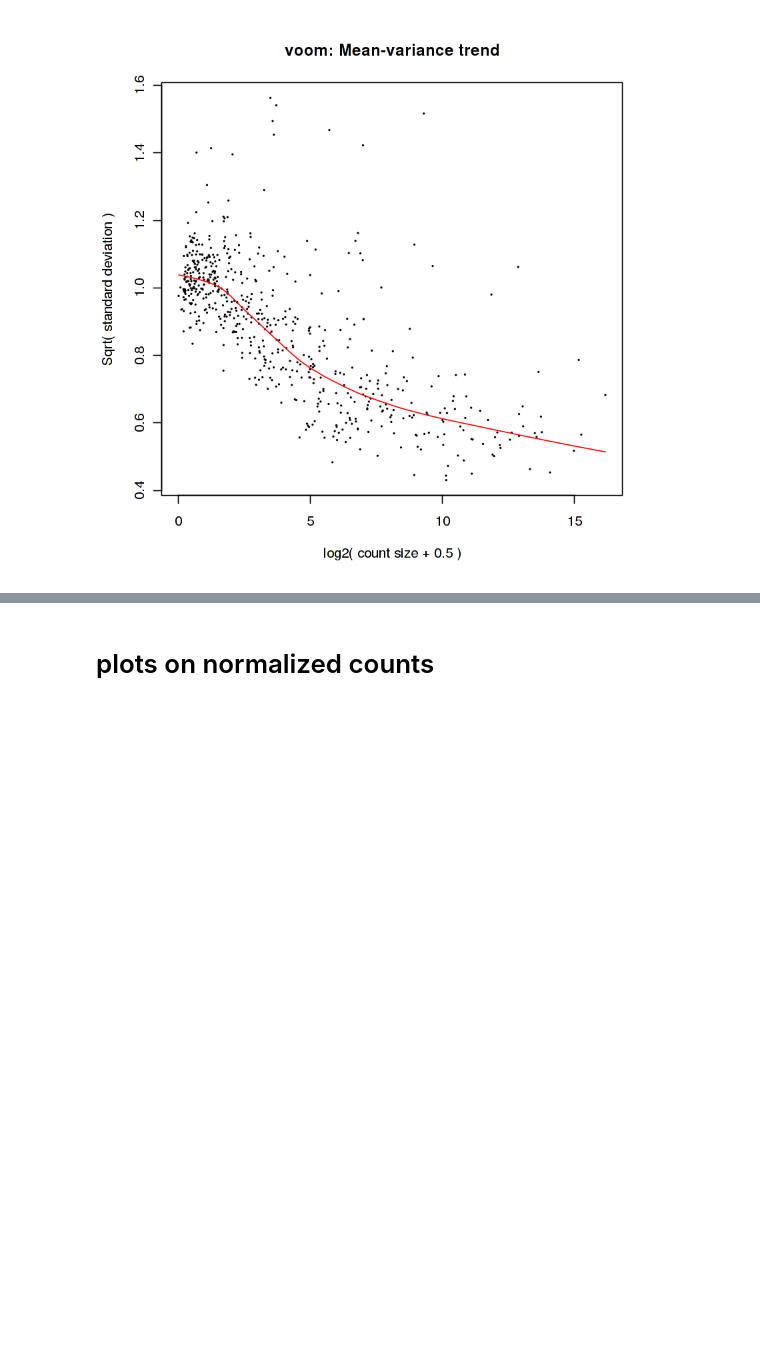
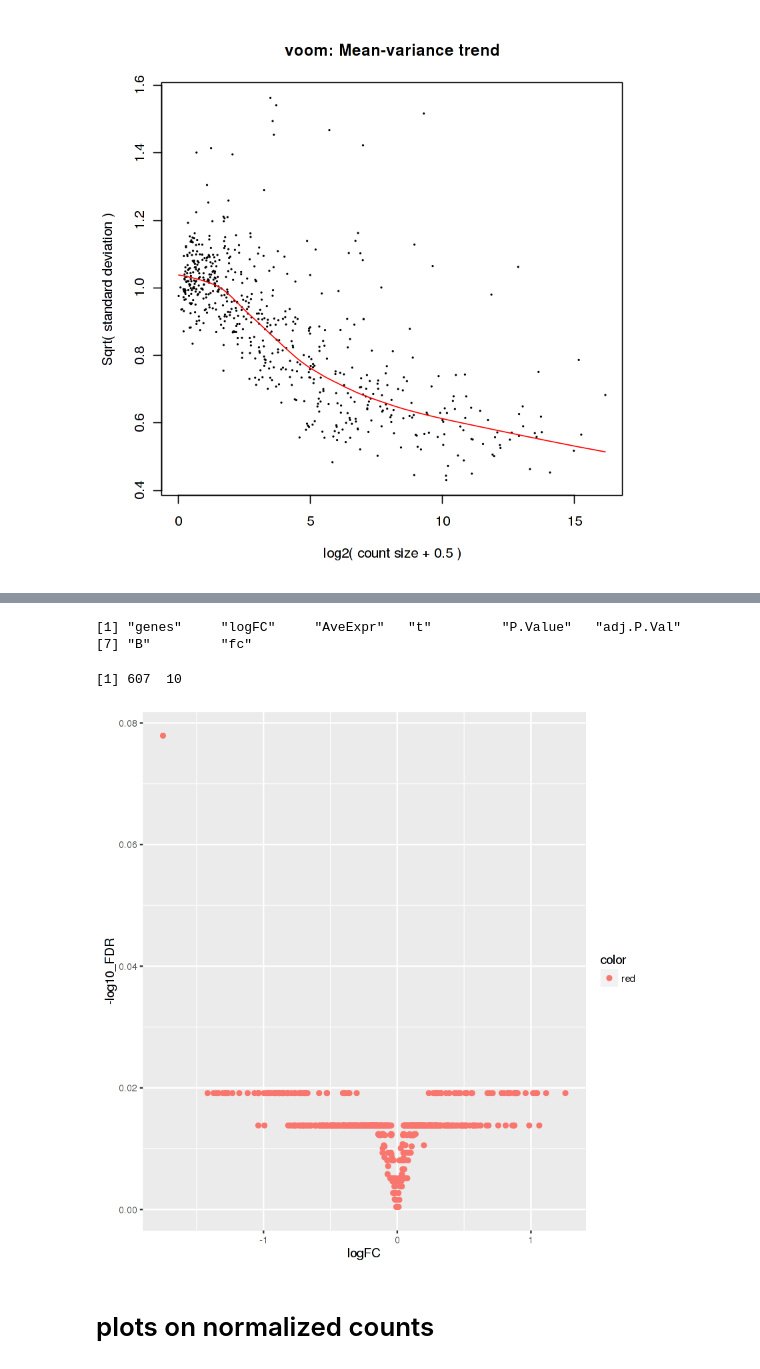
Before and after one commit to GuillaumeNoell/Bioinformatics---miRNA-sequencing-analysis, a Jupyter notebook: process_counts.ipynb, the cells around one changed output, grey strips where cells are left out. Cells and saved outputs as stored; diff of their text form; code cells hidden in the pictures; blank space fills up the shorter version.

```diff
--- a/process_counts.ipynb
+++ b/process_counts.ipynb
@@ -282,6 +282,7 @@ limma_fdr_batchage25
 limma_fdr_batchage05
 limma_fdr_batchage01
 
+all_mirs = pvals %>% as.data.frame %>% mutate(fc = gtools::logratio2foldchange(logFC))
 mirs = pvals %>% as.data.frame %>% mutate(fc = gtools::logratio2foldchange(logFC)) %>%
 filter(fc < -1.6 | fc > 1.6, P.Value < 0.05) %>%
 arrange(desc(abs(fc))) %>%
@@ -309,6 +310,21 @@ mirs
 | 18 | hsa-miR-551b-3p | -0.9425686 | 2.105550 | -2.135212 | 0.038963822 | 0.9569044 | -4.538149 | -1.921947 |
 | 19 | hsa-miR-1285-3p | -0.9233320 | 2.861949 | -2.533862 | 0.015331400 | 0.9569044 | -4.502358 | -1.896490 |
 | 20 | hsa-miR-3615 | 0.8906740 | 5.377903 | 2.945175 | 0.005373886 | 0.9569044 | -4.343184 | 1.854042 |
+# %%
+all_limma = all_mirs
+all_limma %>% colnames
+# %% [output]
+[1] "genes"     "logFC"     "AveExpr"   "t"         "P.Value"   "adj.P.Val"
+[7] "B"         "fc"
+# %%
+all_limma = all_mirs %>% mutate(
+    log10_FDR = log10(adj.P.Val),
+    color = ifelse(adj.P.Val < 0.05 & logratio2foldchange(logFC)>1.5,'green','red'))
+all_limma %>% dim
+ggplot(all_limma, aes(x=logFC, y = -log10_FDR, color=color)) + geom_point()
+# %% [output]
+[1] 607  10
+[figure, added]
 # %% [markdown]
 # plots on normalized counts
 # %% [markdown]
```
Also changed, not shown: parts of 2 cells of this notebook, 1 other file.
